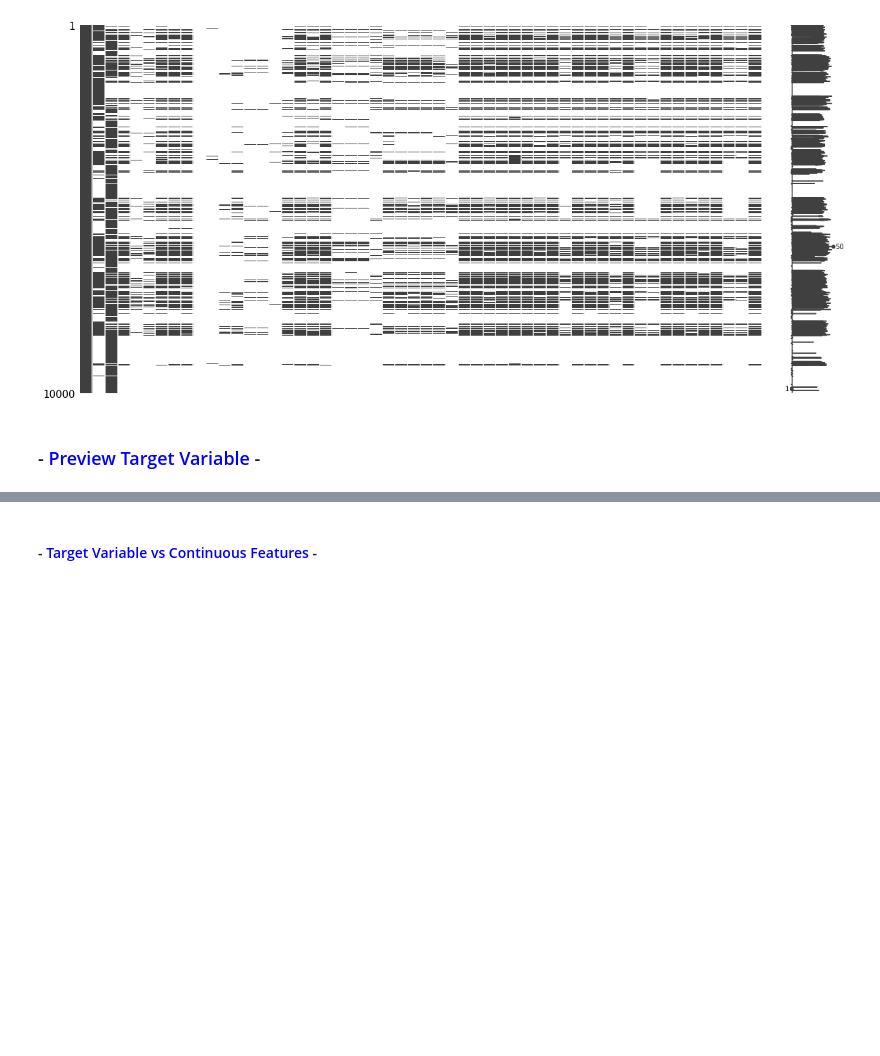
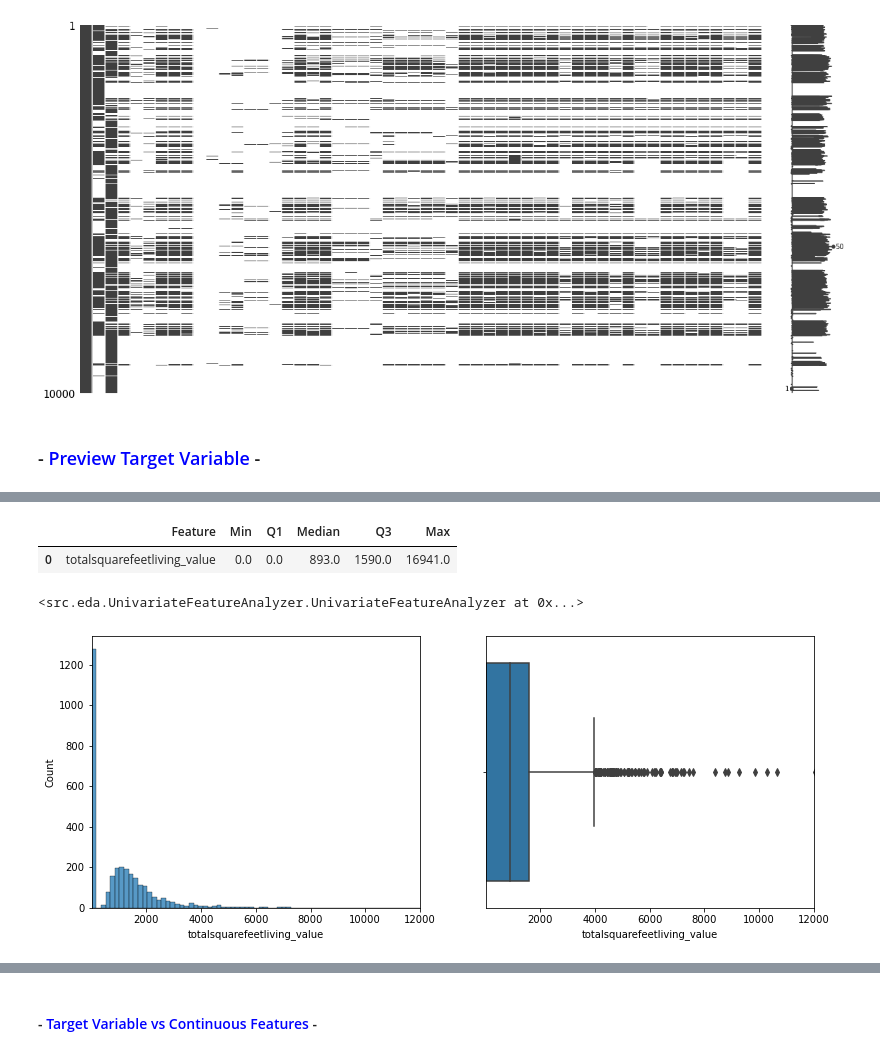
Before and after one commit to dangoML/DeepREI, a Jupyter notebook: Model/notebooks/DeepREI_Model.ipynb, the cells around one changed output, grey strips where cells are left out. Drawn from its saved outputs; the diff is of its cells as text; code cells hidden in the pictures; blank space fills up the shorter version.

```diff
--- a/Model/notebooks/DeepREI_Model.ipynb
+++ b/Model/notebooks/DeepREI_Model.ipynb
@@ -159,3 +137,8 @@ UnivariateFeatureAnalyzer(is_continuous=True, feature_is_cont=None, dataset=trai
 # %%
-UnivariateFeatureAnalyzer(is_continuous=True, feature_is_cont=None, dataset=train_set, feature_col_name='totalsquarefeetliving', suffix="_value", bins=100, x_axis_limit=12000)
+UnivariateFeatureAnalyzer(dataset=train_set, is_continuous=True, feature_col_name='totalsquarefeetliving', suffix="_value", bins=100, x_axis_limit=12000)
+# %% [output]
+|  | Feature | Min | Q1 | Median | Q3 | Max |
+| 0 | totalsquarefeetliving_value | 0.0 | 0.0 | 893.0 | 1590.0 | 16941.0 |
+<src.eda.UnivariateFeatureAnalyzer.UnivariateFeatureAnalyzer at 0x...>
+[figure, added]
 # %%
```
Also changed, not shown: parts of 14 cells of this notebook, 5 other files.
